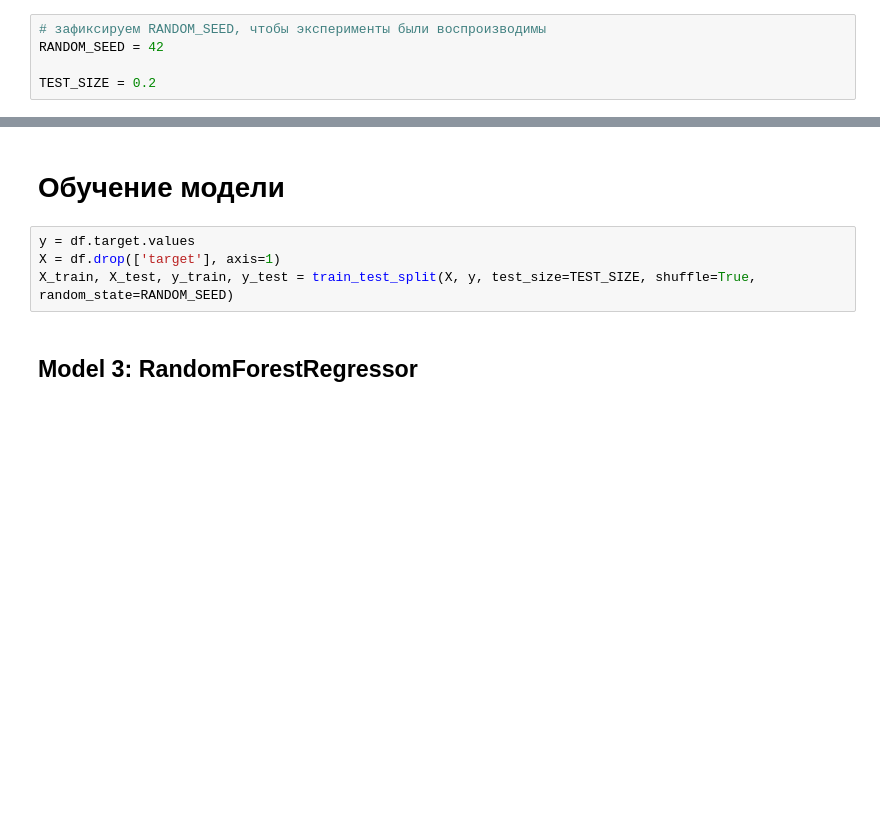
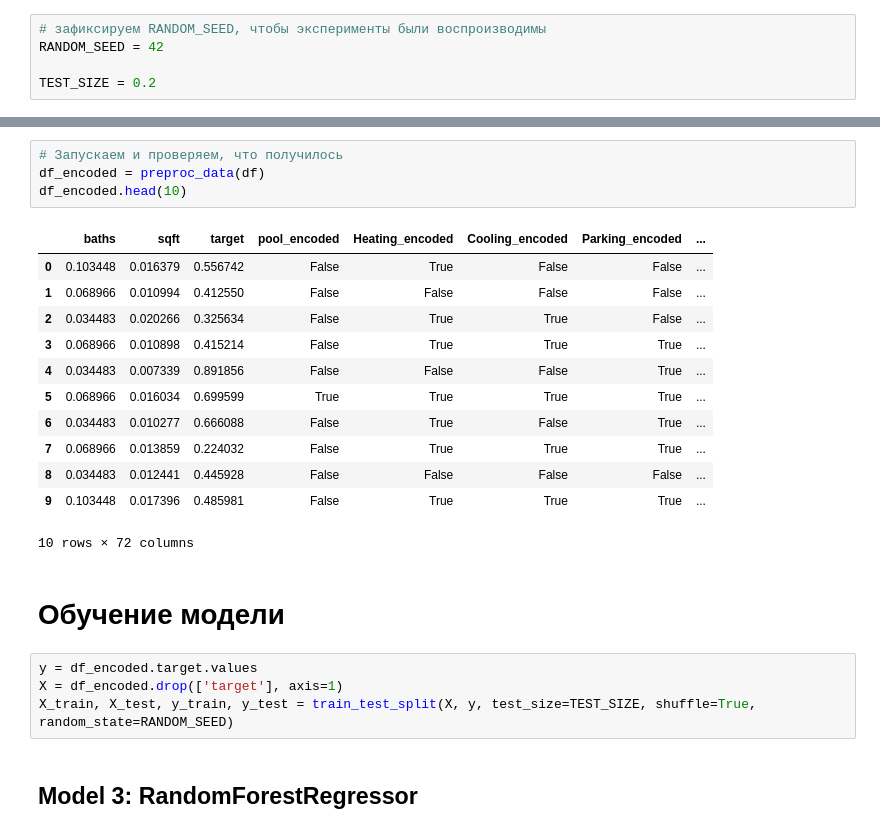
Before and after one commit to metalin37/Diploma-project-forecasting-the-cost-of-housing, a Jupyter notebook: 4_Model_push.ipynb, the cells around one changed output, grey strips where cells are left out. Drawn from its saved outputs; the diff is of its cells as text; blank space fills up the shorter version.

```diff
--- a/4_Model_push.ipynb
+++ b/4_Model_push.ipynb
@@ -38,8 +102,25 @@ df.head()
+# %%
+# Запускаем и проверяем, что получилось
+df_encoded = preproc_data(df)
+df_encoded.head(10)
+# %% [output]
+|  | baths | sqft | target | pool_encoded | Heating_encoded | Cooling_encoded | Parking_encoded | ... |
+| 0 | 0.103448 | 0.016379 | 0.556742 | False | True | False | False | ... |
+| 1 | 0.068966 | 0.010994 | 0.412550 | False | False | False | False | ... |
+| 2 | 0.034483 | 0.020266 | 0.325634 | False | True | True | False | ... |
+| 3 | 0.068966 | 0.010898 | 0.415214 | False | True | True | True | ... |
+| 4 | 0.034483 | 0.007339 | 0.891856 | False | False | False | True | ... |
+| 5 | 0.068966 | 0.016034 | 0.699599 | True | True | True | True | ... |
+| 6 | 0.034483 | 0.010277 | 0.666088 | False | True | False | True | ... |
+| 7 | 0.068966 | 0.013859 | 0.224032 | False | True | True | True | ... |
+| 8 | 0.034483 | 0.012441 | 0.445928 | False | False | False | False | ... |
+| 9 | 0.103448 | 0.017396 | 0.485981 | False | True | True | True | ... |
+10 rows × 72 columns
 # %% [markdown]
 # Обучение модели
 # %%
-y = df.target.values
-X = df.drop(['target'], axis=1)
+y = df_encoded.target.values
+X = df_encoded.drop(['target'], axis=1)
 X_train, X_test, y_train, y_test = train_test_split(X, y, test_size=TEST_SIZE, shuffle=True, random_state=RANDOM_SEED)
 # %% [markdown]
 ## Model 3: RandomForestRegressor
```
Also changed, not shown: parts of 8 cells of this notebook, 1 other file.
